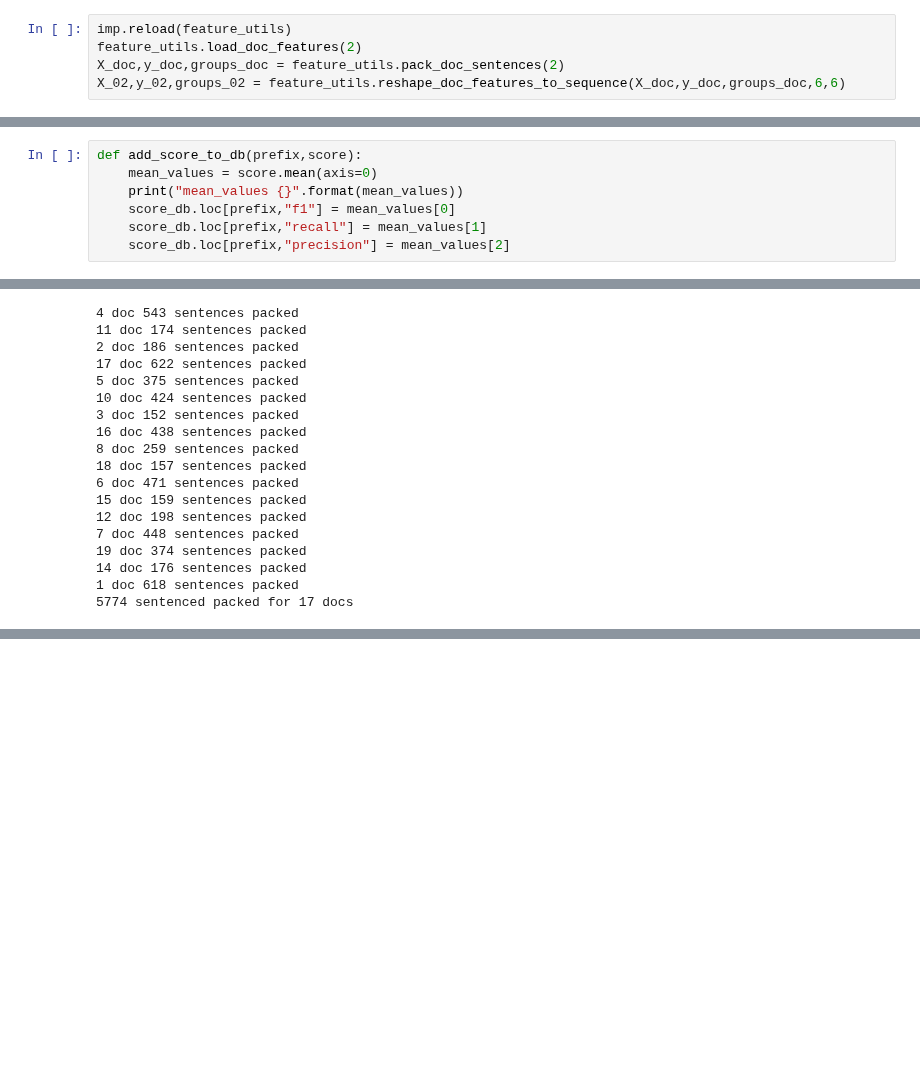
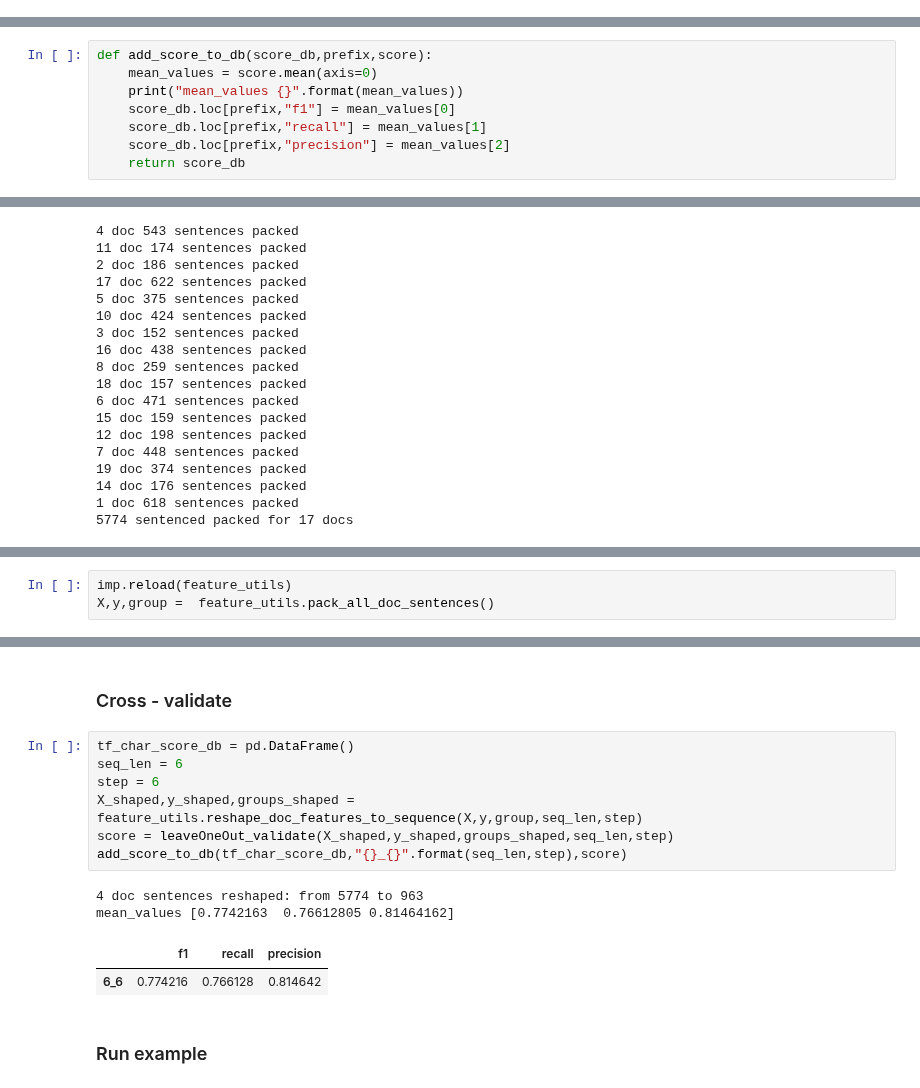
Before and after one commit to Sofy34/personal_strudy, a Jupyter notebook: thesis/01_add_new_doc.ipynb, the cells around one changed output, grey strips where cells are left out. Saved outputs shown, nothing was run; the diff lists cells and outputs as text; blank space fills up the shorter version.

```diff
--- a/thesis/01_add_new_doc.ipynb
+++ b/thesis/01_add_new_doc.ipynb
@@ -149,5 +78,0 @@ TfIdf 1 saved
-# %%
-imp.reload(feature_utils)
-feature_utils.load_doc_features(2)
-X_doc,y_doc,groups_doc = feature_utils.pack_doc_sentences(2)
-X_02,y_02,groups_02 = feature_utils.reshape_doc_features_to_sequence(X_doc,y_doc,groups_doc,6,6)
@@ -260,9 +137,10 @@ len train 468, len test 44
 # %%
 score_db = pd.DataFrame()
 # %%
-def add_score_to_db(prefix,score):
+def add_score_to_db(score_db,prefix,score):
     mean_values = score.mean(axis=0)
     print("mean_values {}".format(mean_values))
     score_db.loc[prefix,"f1"] = mean_values[0]
     score_db.loc[prefix,"recall"] = mean_values[1]
     score_db.loc[prefix,"precision"] = mean_values[2]
+    return score_db
@@ -353,0 +319,3 @@ add_score_to_db("{}_{}".format(seq_len,step),score)
+# %%
+imp.reload(feature_utils)
+X,y,group =  feature_utils.pack_all_doc_sentences()
@@ -353,0 +341,16 @@ add_score_to_db("{}_{}".format(seq_len,step),score)
+# %% [markdown]
+### Cross - validate
+# %%
+tf_char_score_db = pd.DataFrame()
+seq_len = 6
+step = 6
+X_shaped,y_shaped,groups_shaped = feature_utils.reshape_doc_features_to_sequence(X,y,group,seq_len,step)
+score = leaveOneOut_validate(X_shaped,y_shaped,groups_shaped,seq_len,step)
+add_score_to_db(tf_char_score_db,"{}_{}".format(seq_len,step),score)
+# %% [output]
+4 doc sentences reshaped: from 5774 to 963
+mean_values [0.7742163  0.76612805 0.81464162]
+|  | f1 | recall | precision |
+| 6_6 | 0.774216 | 0.766128 | 0.814642 |
+# %% [markdown]
+### Run example
```
Also changed, not shown: parts of 39 cells of this notebook, 2 other files.
